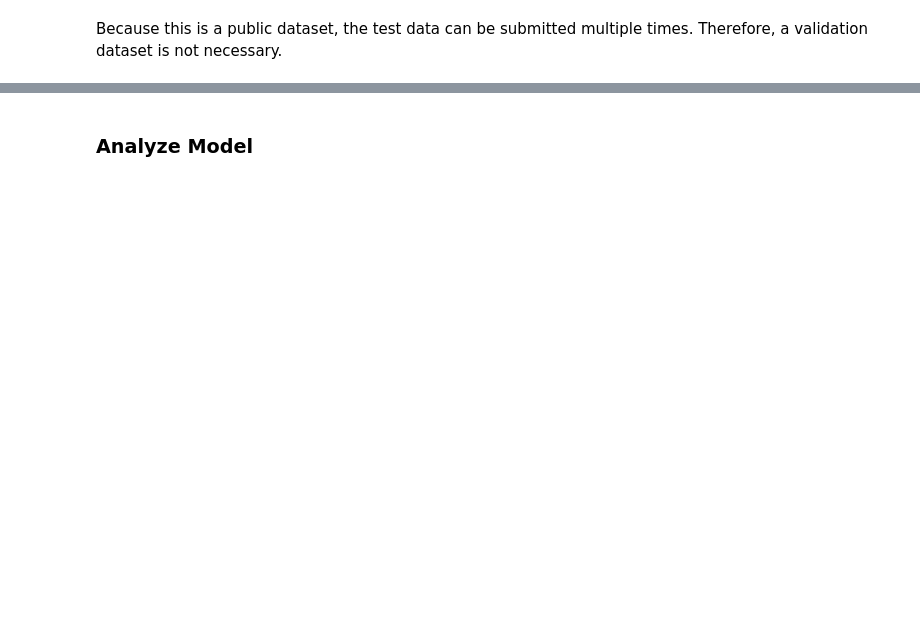
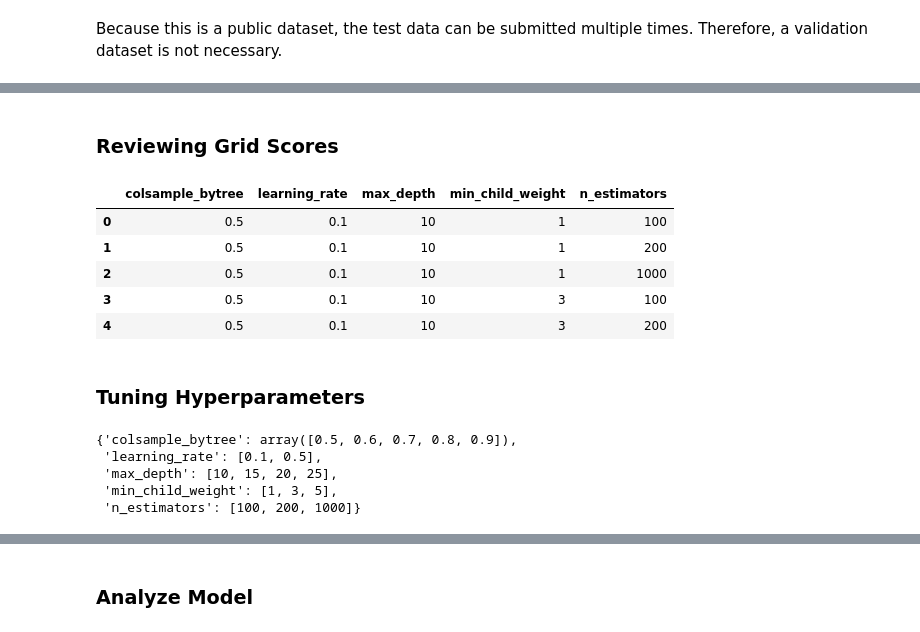
Before and after one commit to blakeobeans/kaggle_notebooks, a Jupyter notebook: Titanic_w_XGB.ipynb, the cells around one changed output, grey strips where cells are left out. Saved outputs shown, nothing was run; the diff lists cells and outputs as text; code cells hidden in the pictures; blank space fills up the shorter version.

```diff
--- a/Titanic_w_XGB.ipynb
+++ b/Titanic_w_XGB.ipynb
@@ -250,9 +260,12 @@ optimized_GBM = GridSearchCV(xgb.XGBClassifier(**ind_params),
                              scoring = 'accuracy',
                              cv = 5,
                              n_jobs = -1,
-                             verbose = 10)
+                             verbose = 1)
 # %%
-optimized_GBM.fit(train_features, train_label)
+optimized_GBM.fit(train_features,
+                  train_label,
+                  eval_set = [(val_features, val_label)],
+                  eval_metric = "error")
 # %% [output]
 Fitting 5 folds for each of 360 candidates, totalling 1800 fits
 [Parallel(n_jobs=-1)]: Using backend LokyBackend with 2 concurrent workers.
@@ -293,0 +332,21 @@ GridSearchCV(cv=5, error_score=nan,
+# %% [markdown]
+### Reviewing Grid Scores
+# %%
+pd.DataFrame(optimized_GBM.cv_results_['params']).head()
+# %% [output]
+|  | colsample_bytree | learning_rate | max_depth | min_child_weight | n_estimators |
+| 0 | 0.5 | 0.1 | 10 | 1 | 100 |
+| 1 | 0.5 | 0.1 | 10 | 1 | 200 |
+| 2 | 0.5 | 0.1 | 10 | 1 | 1000 |
+| 3 | 0.5 | 0.1 | 10 | 3 | 100 |
+| 4 | 0.5 | 0.1 | 10 | 3 | 200 |
+# %% [markdown]
+### Tuning Hyperparameters
+# %%
+cv_params
+# %% [output]
+{'colsample_bytree': array([0.5, 0.6, 0.7, 0.8, 0.9]),
+ 'learning_rate': [0.1, 0.5],
+ 'max_depth': [10, 15, 20, 25],
+ 'min_child_weight': [1, 3, 5],
+ 'n_estimators': [100, 200, 1000]}
```
Also changed, not shown: parts of 43 cells of this notebook.
